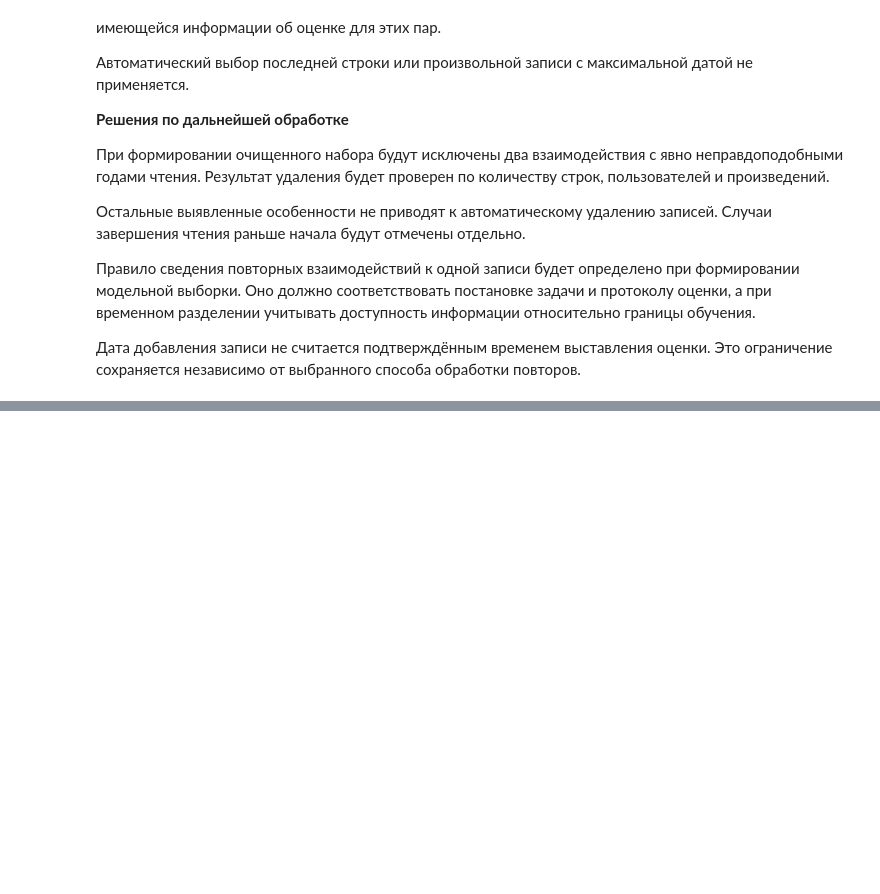
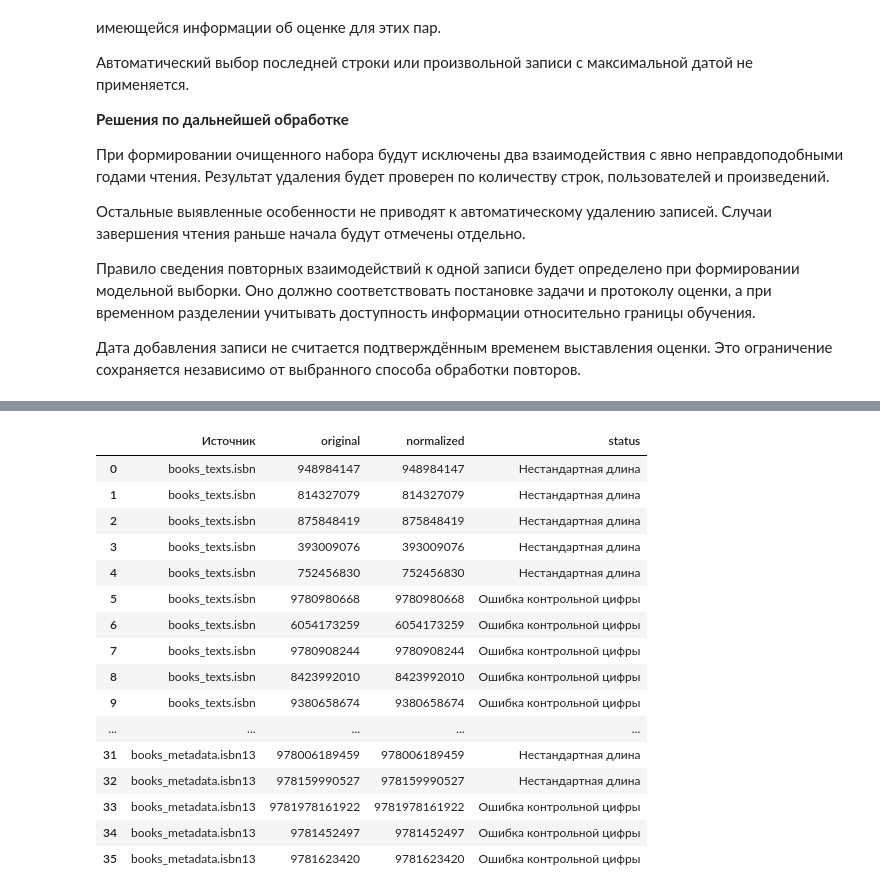
Before and after one commit to RafaelART01/BookRecommender, a Jupyter notebook: notebooks/01_data_audit.ipynb, the cells around one changed output, grey strips where cells are left out. Cells and saved outputs as stored; diff of their text form; code cells hidden in the pictures; blank space fills up the shorter version.

Commit message:
research: проверка формата и корректности ISBN

```diff
--- a/notebooks/01_data_audit.ipynb
+++ b/notebooks/01_data_audit.ipynb
@@ -2043,0 +2283,42 @@ latest_report.to_frame()
+# %%
+valid_isbn_statuses = [
+    "Корректный ISBN-10",
+    "Корректный ISBN-13",
+]
+
+isbn_problem_examples = []
+
+for name, table in isbn_checks.items():
+    problem_mask = ~table["status"].isin(
+        valid_isbn_statuses + ["Отсутствует"]
+    )
+
+    examples = (
+        table.loc[problem_mask]
+        .groupby("status", sort=False)
+        .head(5)
+        .copy()
+    )
+
+    examples.insert(0, "Источник", name)
+    isbn_problem_examples.append(examples)
+
+pd.concat(isbn_problem_examples, ignore_index=True)
+# %% [output]
+|  | Источник | original | normalized | status |
+| 0 | books_texts.isbn | 948984147 | 948984147 | Нестандартная длина |
+| 1 | books_texts.isbn | 814327079 | 814327079 | Нестандартная длина |
+| 2 | books_texts.isbn | 875848419 | 875848419 | Нестандартная длина |
+| 3 | books_texts.isbn | 393009076 | 393009076 | Нестандартная длина |
+| 4 | books_texts.isbn | 752456830 | 752456830 | Нестандартная длина |
+| 5 | books_texts.isbn | 9780980668 | 9780980668 | Ошибка контрольной цифры |
+| 6 | books_texts.isbn | 6054173259 | 6054173259 | Ошибка контрольной цифры |
+| 7 | books_texts.isbn | 9780908244 | 9780908244 | Ошибка контрольной цифры |
+| 8 | books_texts.isbn | 8423992010 | 8423992010 | Ошибка контрольной цифры |
+| 9 | books_texts.isbn | 9380658674 | 9380658674 | Ошибка контрольной цифры |
+| ... | ... | ... | ... | ... |
+| 31 | books_metadata.isbn13 | 978006189459 | 978006189459 | Нестандартная длина |
+| 32 | books_metadata.isbn13 | 978159990527 | 978159990527 | Нестандартная длина |
+| 33 | books_metadata.isbn13 | 9781978161922 | 9781978161922 | Ошибка контрольной цифры |
+| 34 | books_metadata.isbn13 | 9781452497 | 9781452497 | Ошибка контрольной цифры |
+| 35 | books_metadata.isbn13 | 9781623420 | 9781623420 | Ошибка контрольной цифры |
```
Also changed, not shown: parts of 20 cells of this notebook.
